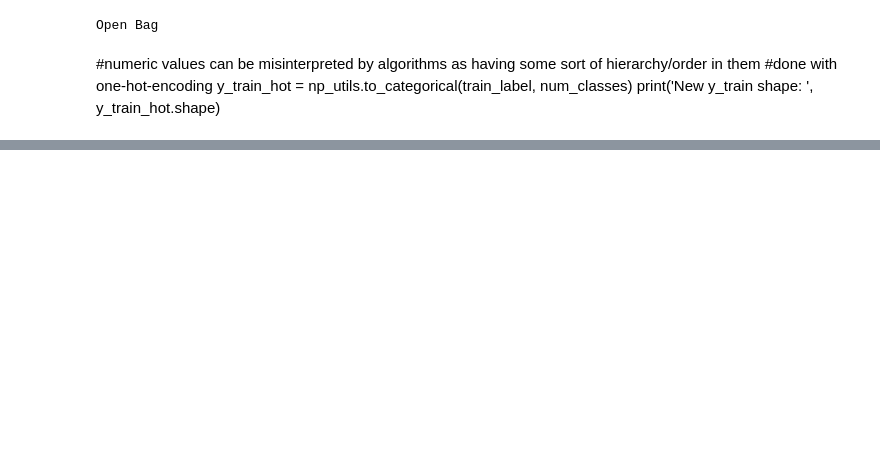
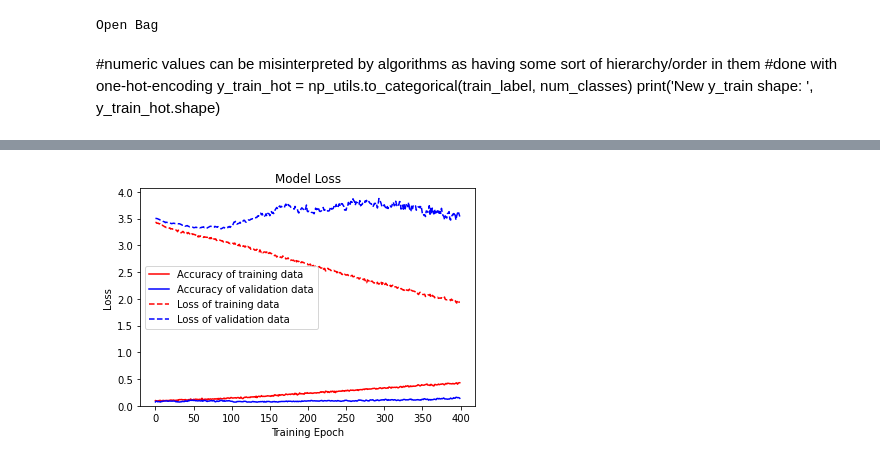
Before and after one commit to stumbi/medical_data_science, a Jupyter notebook: notebooks/DeepNN_test2.ipynb, the cells around one changed output, grey strips where cells are left out. Drawn from its saved outputs; the diff is of its cells as text; code cells hidden in the pictures; blank space fills up the shorter version.

```diff
--- a/notebooks/DeepNN_test2.ipynb
+++ b/notebooks/DeepNN_test2.ipynb
@@ -241,17 +317,16 @@ model.compile(
 # %%
 # run an experiment
-def run_experiment(repeats=1):
+def run_experiment():
     # load data
-    trainX, trainy, testX, testy = train_features, Y_train, test_features, test_label
     # repeat experiment
     scores = list()
-    for r in range(repeats):
-        history = model.fit(trainX, trainy, batch_size=32, epochs=50, validation_split=0.2)
-        score = model.evaluate(testX, testy, verbose=2)
-        scores.append(score)
+
+    history = model.fit({"phone": train_features_phone, "watch": train_features_watch, "glasses": train_features_glasses}, y_train_hot, batch_size=16, epochs=400, validation_split=0.2)
+    score = model.evaluate({"phone": test_features_phone, "watch": test_features_watch, "glasses": test_features_glasses}, y_test_hot, verbose=2)
+    scores.append(score)
     # summarize results
     print("Test loss:", scores[0])
-    print("Test accuracy:", scores[1])
+    return history
 # %%
-run_experiment()
+history = run_experiment()
 # %% [output]
@@ -273,0 +350,14 @@ KeyboardInterrupt:
+# %%
+plt.figure(figsize=(6, 4))
+plt.plot(history.history['accuracy'], 'r', label='Accuracy of training data')
+plt.plot(history.history['val_accuracy'], 'b', label='Accuracy of validation data')
+plt.plot(history.history['loss'], 'r--', label='Loss of training data')
+plt.plot(history.history['val_loss'], 'b--', label='Loss of validation data')
+plt.title('Model Loss')
+plt.ylabel('Loss')
+plt.xlabel('Training Epoch')
+plt.ylim(0)
+plt.legend()
+plt.show()
+# %% [output]
+[figure, added]
```
Also changed, not shown: parts of 7 cells of this notebook.
